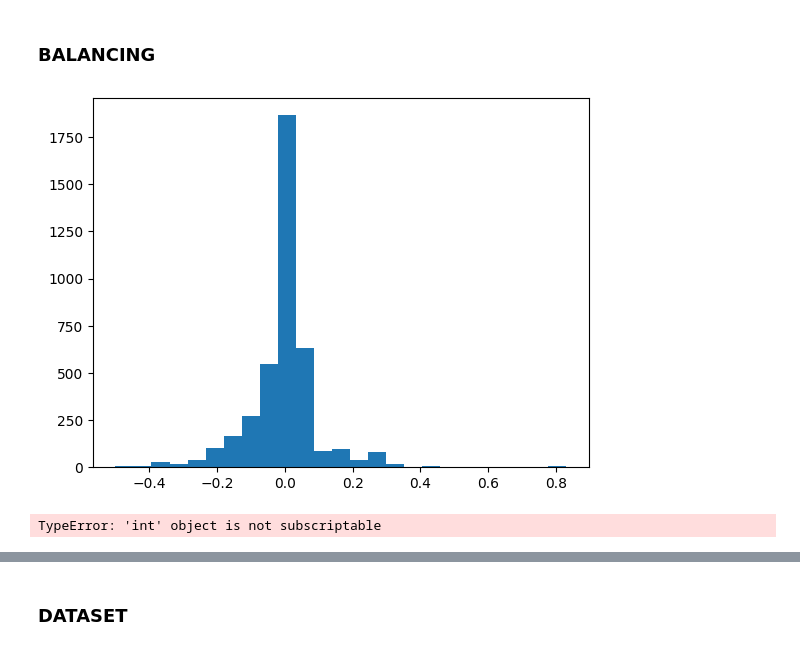
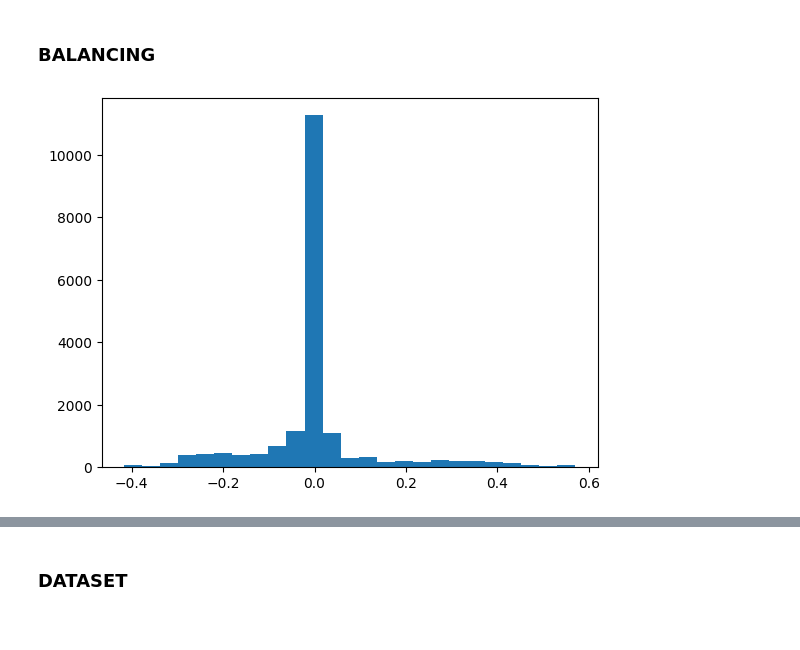
Before and after one commit to RoboticsLabURJC/2025-tfg-jorge-rodriguez, a Jupyter notebook: pytorch_files/pilot_net.ipynb, the cells around one changed output, grey strips where cells are left out. Drawn from its saved outputs; the diff is of its cells as text; code cells hidden in the pictures.

```diff
--- a/pytorch_files/pilot_net.ipynb
+++ b/pytorch_files/pilot_net.ipynb
@@ -12,33 +12,30 @@ import numpy as np
 # %% [markdown]
 ### BALANCING
 # %%
-df = pd.read_csv("~/2025-tfg-jorge-rodriguez/carla_tests/_firstdataset/labels.csv")
+df = pd.read_csv("/home/jrguezg/2025-tfg-jorge-rodriguez/common_utils/datasets/CARLA_manual_dataset_1/data.csv")
 
-plt.hist(df["steering"], bins=25)
+plt.hist(df["steer"], bins=25)
 plt.show()
 # %% [output]
-[figure, old version]
+[figure, new version]
 # %%
-
-hist, bins = np.histogram(df["steering"], 25)
+hist, bins = np.histogram(df["steer"], 25)
 
 indices_to_keep = []
 
 for i in range(25):
     bin_indices = df[
-        (df["steering"] >= bins[i]) &
-        (df["steering"] < bins[i+1])
+        (df["steer"] >= bins[i]) &
+        (df["steer"] < bins[i+1])
     ].index.tolist()
 
-    if len(bin_indices) > 200:
+    if len(bin_indices) > 600:
         bin_indices = np.random.choice(
             bin_indices,
-            200,
+            600,
             replace=False
         )
 
     indices_to_keep.extend(bin_indices)
 
 df_balanced = df.loc[indices_to_keep].sample(frac=1).reset_index(drop=True)
-# %% [output]
-TypeError: 'int' object is not subscriptable
```
Also changed, not shown: parts of 4 cells of this notebook, 9 other files.
